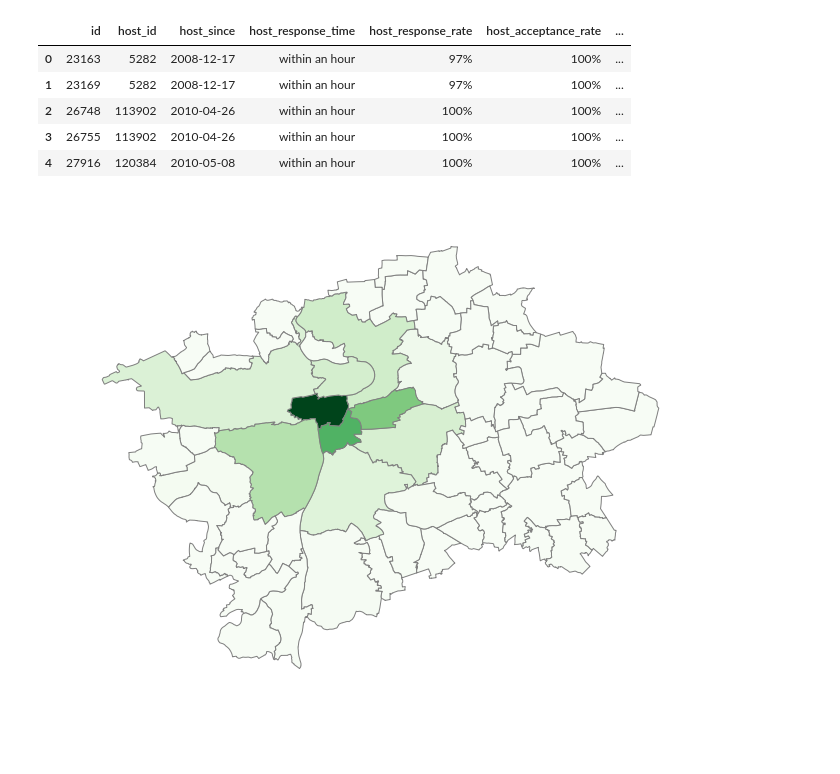
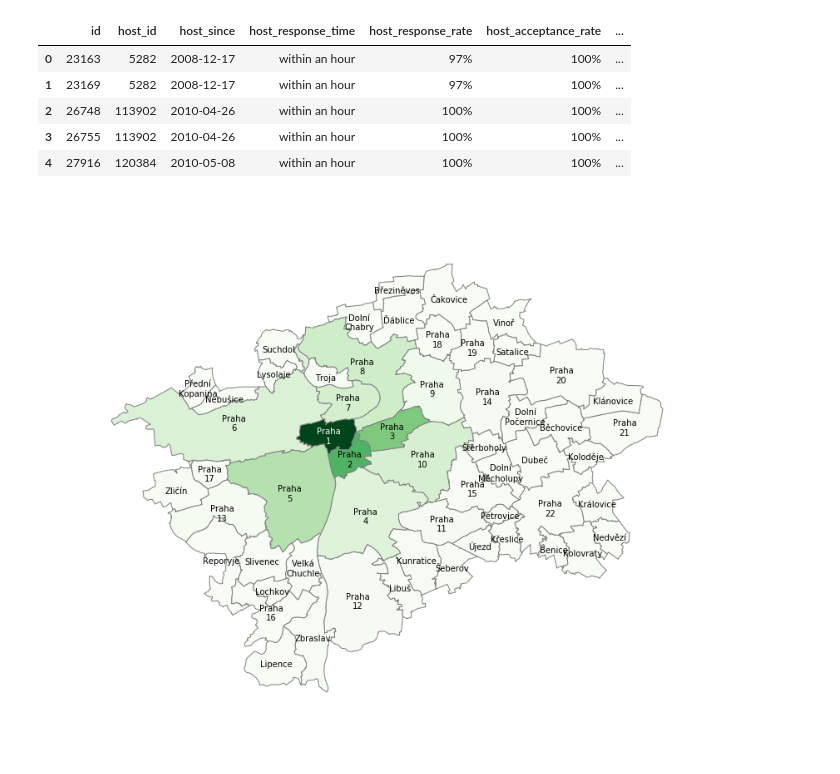
Before and after one commit to jakubkocvara/prague-airbnb, a Jupyter notebook: prague_airbnb_visualisation.ipynb, the cells around one changed output. Drawn from its saved outputs; the diff is of its cells as text; code cells hidden in the pictures; blank space fills up the shorter version.

Commit message:
visualisation and modelling improvements

```diff
--- a/prague_airbnb_visualisation.ipynb
+++ b/prague_airbnb_visualisation.ipynb
@@ -60,15 +60,21 @@ points_df = df_geo[['neighbourhood', 'coords']]
 # %%
 points_df.columns = ['name', 'geometry']
 df_p = gpd.GeoDataFrame(points_df)
-# %%
-ax = gplt.choropleth(df_geo,
-                     projection=gcrs.AlbersEqualArea(),
-                     hue = df_geo['ratio'],
-                     cmap = 'Greens',
-                     edgecolor='grey', linewidth=1,
-                     figsize=(12, 12))
-# %% [output]
-[figure, removed]
+# %%
+ax = gplt.choropleth(df_geo,
+                     projection=gcrs.EuroPP(),
+                     hue = df_geo['ratio'],
+                     cmap = 'Greens',
+                     edgecolor='grey', linewidth=1,
+                     figsize=(15, 15))
+for i, item in df_geo.to_crs('EPSG:25832').centroid.iteritems():
+        ax.annotate(s=df_geo.iloc[i]['neighbourhood'].replace(' ', '\n'),
+            xy=[item.x, item.y],
+            color= 'black' if not (df_geo.iloc[i]['neighbourhood'] == 'Praha 1') else 'white',
+            horizontalalignment='center',
+            verticalalignment='center')
+# %% [output]
+[figure, added]
 # %%
 points = gpd.GeoDataFrame(
     df_l, geometry=gpd.points_from_xy(df_l.longitude, df_l.latitude))
```
Also changed, not shown: parts of 18 cells of this notebook, 2 other files.
